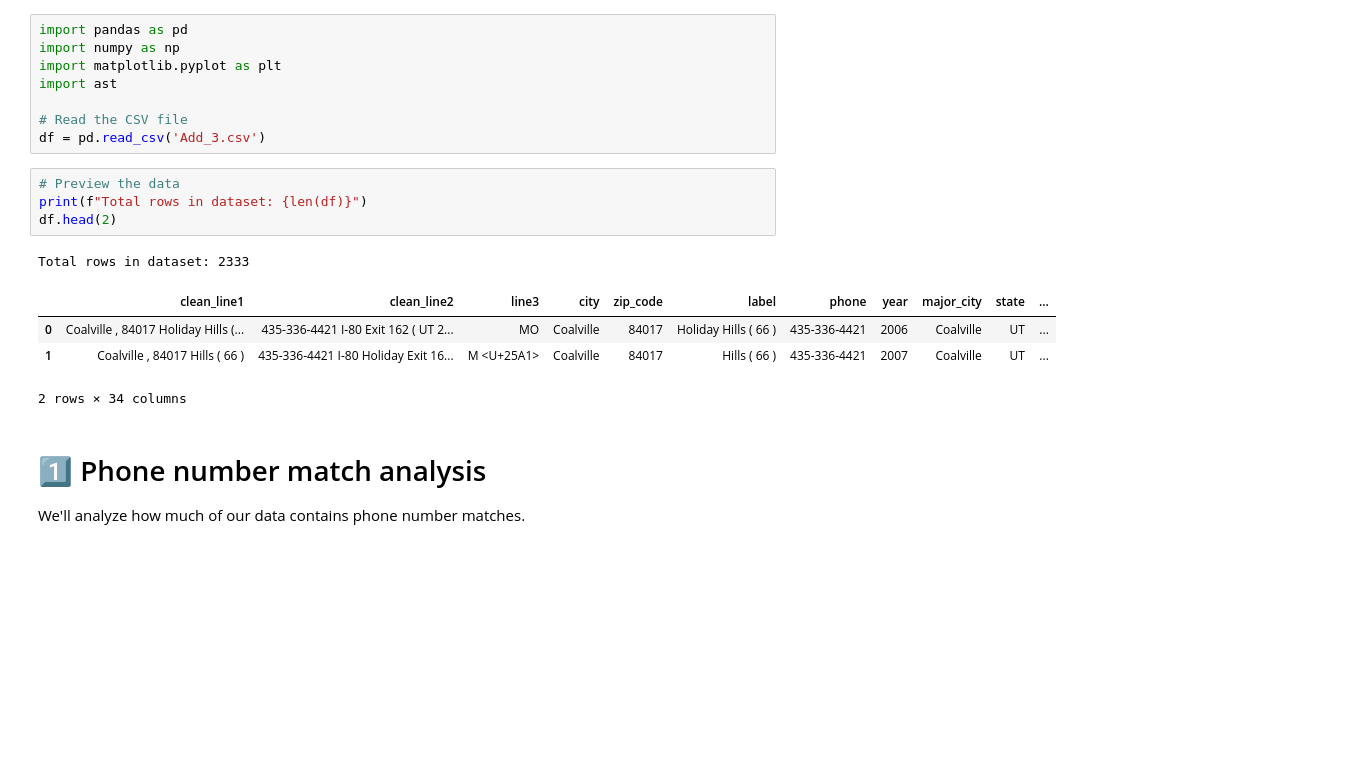
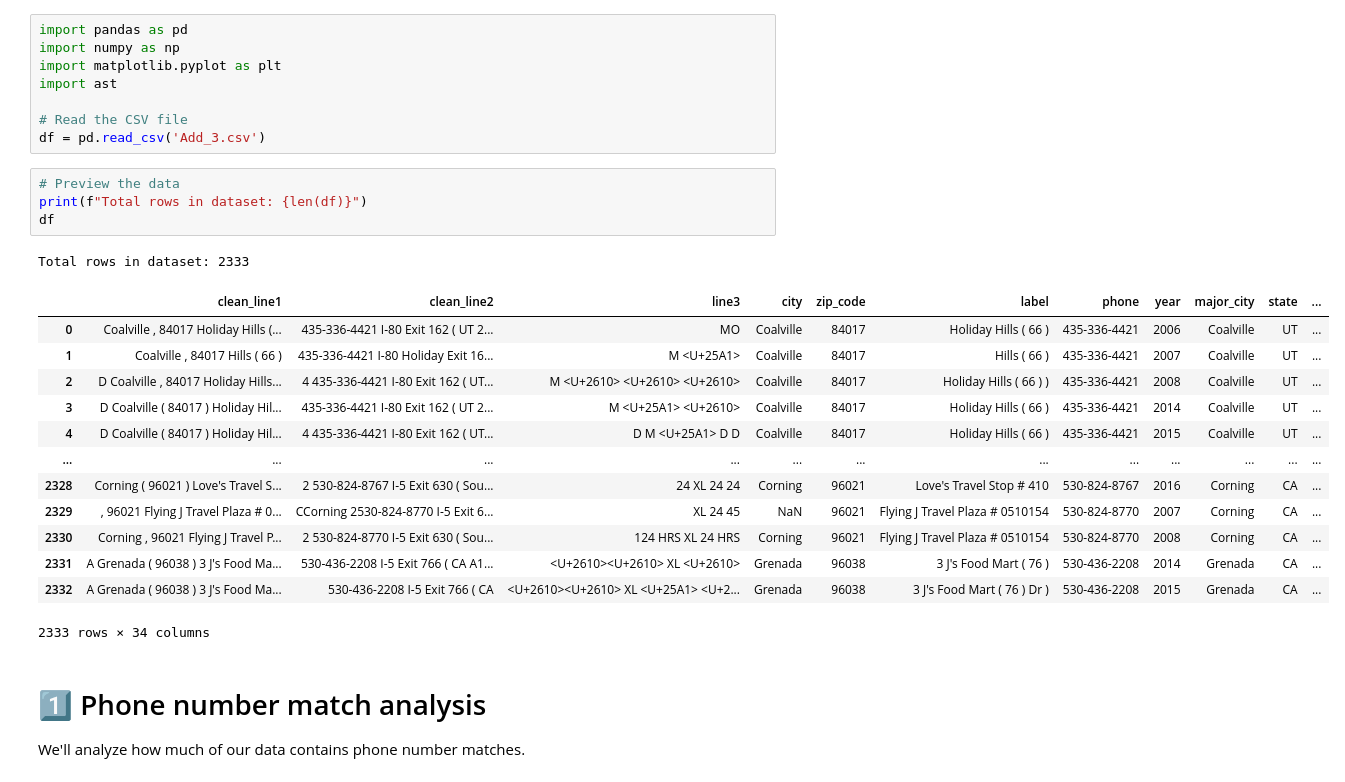
Before and after one commit to WilliamClintC/Geocoding_Task, a Jupyter notebook: Cleaned_Code/Add_4.ipynb, the cells around one changed output. Cells and saved outputs as stored; diff of their text form; blank space fills up the shorter version.

```diff
--- a/Cleaned_Code/Add_4.ipynb
+++ b/Cleaned_Code/Add_4.ipynb
@@ -9,13 +9,22 @@ df = pd.read_csv('Add_3.csv')
 # %%
 # Preview the data
 print(f"Total rows in dataset: {len(df)}")
-df.head(2)
+df
 # %% [output]
 Total rows in dataset: 2333
 |  | clean_line1 | clean_line2 | line3 | city | zip_code | label | phone | year | major_city | state | ... |
 | 0 | Coalville , 84017 Holiday Hills (... | 435-336-4421 I-80 Exit 162 ( UT 2... | MO | Coalville | 84017 | Holiday Hills ( 66 ) | 435-336-4421 | 2006 | Coalville | UT | ... |
 | 1 | Coalville , 84017 Hills ( 66 ) | 435-336-4421 I-80 Holiday Exit 16... | M <U+25A1> | Coalville | 84017 | Hills ( 66 ) | 435-336-4421 | 2007 | Coalville | UT | ... |
+| 2 | D Coalville , 84017 Holiday Hills... | 4 435-336-4421 I-80 Exit 162 ( UT... | M <U+2610> <U+2610> <U+2610> | Coalville | 84017 | Holiday Hills ( 66 ) ) | 435-336-4421 | 2008 | Coalville | UT | ... |
+| 3 | D Coalville ( 84017 ) Holiday Hil... | 435-336-4421 I-80 Exit 162 ( UT 2... | M <U+25A1> <U+2610> | Coalville | 84017 | Holiday Hills ( 66 ) | 435-336-4421 | 2014 | Coalville | UT | ... |
+| 4 | D Coalville ( 84017 ) Holiday Hil... | 4 435-336-4421 I-80 Exit 162 ( UT... | D M <U+25A1> D D | Coalville | 84017 | Holiday Hills ( 66 ) | 435-336-4421 | 2015 | Coalville | UT | ... |
+| ... | ... | ... | ... | ... | ... | ... | ... | ... | ... | ... | ... |
+| 2328 | Corning ( 96021 ) Love's Travel S... | 2 530-824-8767 I-5 Exit 630 ( Sou... | 24 XL 24 24 | Corning | 96021 | Love's Travel Stop # 410 | 530-824-8767 | 2016 | Corning | CA | ... |
+| 2329 | , 96021 Flying J Travel Plaza # 0... | CCorning 2530-824-8770 I-5 Exit 6... | XL 24 45 | NaN | 96021 | Flying J Travel Plaza # 0510154 | 530-824-8770 | 2007 | Corning | CA | ... |
+| 2330 | Corning , 96021 Flying J Travel P... | 2 530-824-8770 I-5 Exit 630 ( Sou... | 124 HRS XL 24 HRS | Corning | 96021 | Flying J Travel Plaza # 0510154 | 530-824-8770 | 2008 | Corning | CA | ... |
+| 2331 | A Grenada ( 96038 ) 3 J's Food Ma... | 530-436-2208 I-5 Exit 766 ( CA A1... | <U+2610><U+2610> XL <U+2610> | Grenada | 96038 | 3 J's Food Mart ( 76 ) | 530-436-2208 | 2014 | Grenada | CA | ... |
+| 2332 | A Grenada ( 96038 ) 3 J's Food Ma... | 530-436-2208 I-5 Exit 766 ( CA | <U+2610><U+2610> XL <U+25A1> <U+2... | Grenada | 96038 | 3 J's Food Mart ( 76 ) Dr ) | 530-436-2208 | 2015 | Grenada | CA | ... |
-2 rows × 34 columns
+2333 rows × 34 columns
 # %% [markdown]
 # 1️⃣ Phone number match analysis
 
```
Also changed, not shown: parts of 1 cell of this notebook, 19 other files.
